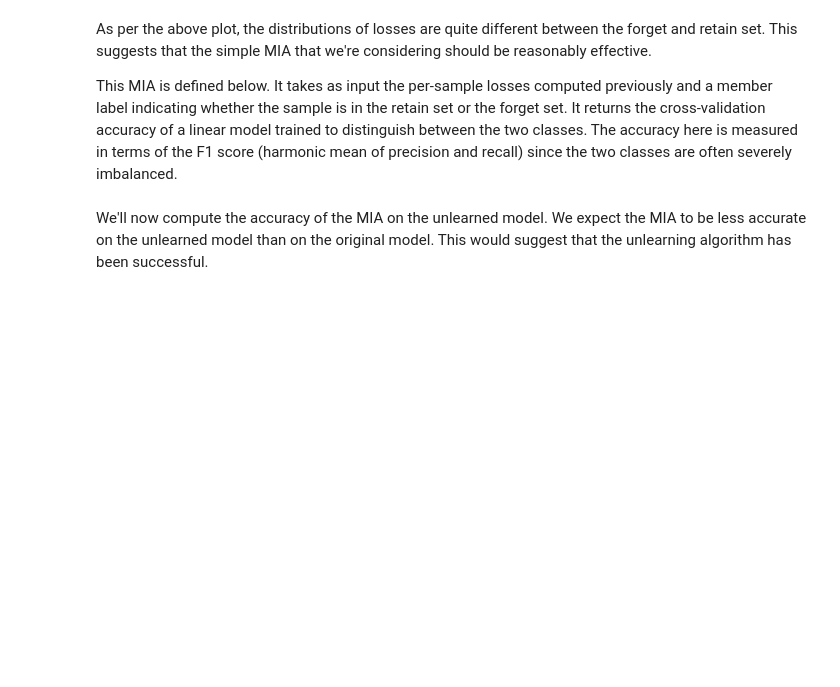
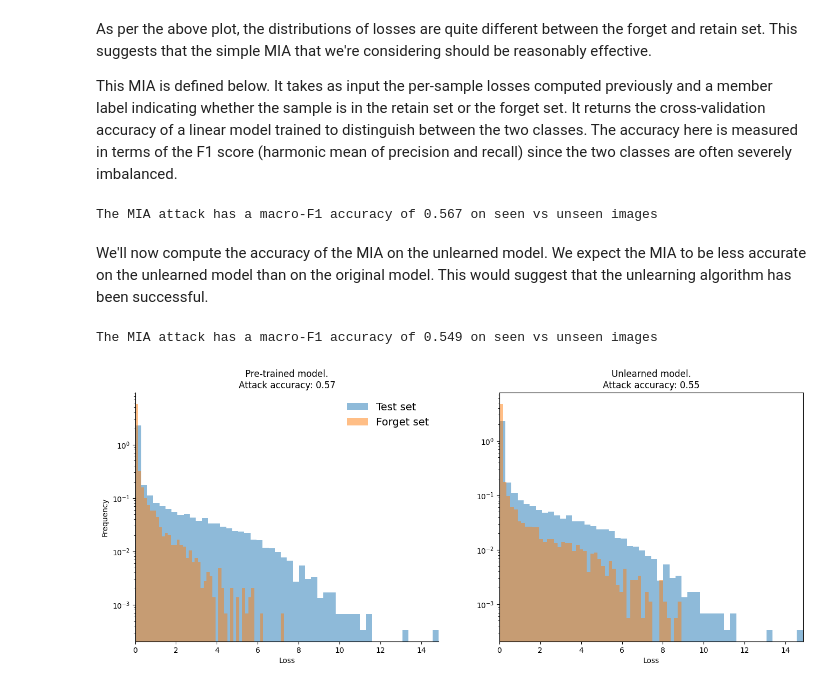
Before and after one commit to unlearning-challenge/starting-kit, a Jupyter notebook: unlearning-CIFAR10.ipynb, the cells around one changed output. Drawn from its saved outputs; the diff is of its cells as text; code cells hidden in the pictures; blank space fills up the shorter version.

```diff
--- a/unlearning-CIFAR10.ipynb
+++ b/unlearning-CIFAR10.ipynb
@@ -145,7 +159,7 @@ def unlearning(net, retain, forget, test):
     Returns:
       net : updated model
     """
-    epochs = 20
+    epochs = 8
 
     criterion = nn.CrossEntropyLoss()
     optimizer = optim.SGD(net.parameters(), lr=0.1, momentum=0.9, weight_decay=5e-4)
@@ -237,9 +262,10 @@ labels_mia = [0] * len(test_losses) + [1] * len(forget_losses)
 mia_scores = simple_mia(samples_mia, labels_mia)
 
 print(
-    "The MIA attack has a macro-F1 accuracy of %.3f on seen vs unseen images"
-    % mia_scores.mean()
+    f"The MIA attack has a macro-F1 accuracy of {mia_scores.mean():.3f} on seen vs unseen images"
 )
+# %% [output]
+The MIA attack has a macro-F1 accuracy of 0.567 on seen vs unseen images
 # %% [markdown]
 We'll now compute the accuracy of the MIA on the unlearned model. We expect the MIA to be less accurate on the unlearned model than on the original model. This would suggest that the unlearning algorithm has been successful.
 # %%
@@ -250,25 +276,32 @@ labels_mia = [0] * len(test_losses) + [1] * len(ft_forget_losses)
 mia_scores_ft = simple_mia(samples_mia_ft, labels_mia)
 
 print(
-    "The MIA attack has a macro-F1 accuracy of %.3f on seen vs unseen images"
-    % mia_scores_ft.mean()
+    f"The MIA attack has a macro-F1 accuracy of {mia_scores_ft.mean():.3f} on seen vs unseen images"
 )
+# %% [output]
+The MIA attack has a macro-F1 accuracy of 0.549 on seen vs unseen images
 # %%
 fig, (ax1, ax2) = plt.subplots(1, 2, figsize=(16, 6))
 
-ax1.set_title("Initial model.\nAttack accuracy: %s" % mia_scores.mean())
-ax1.hist(test_losses, density=True, alpha=0.5, bins=50, label="loss on test set")
-ax1.hist(forget_losses, density=True, alpha=0.5, bins=50, label="loss on forget set")
+ax1.set_title(f"Pre-trained model.\nAttack accuracy: {mia_scores.mean():0.2f}")
+ax1.hist(test_losses, density=True, alpha=0.5, bins=50, label="Test set")
+ax1.hist(forget_losses, density=True, alpha=0.5, bins=50, label="Forget set")
 
-ax2.set_title("Unlearned model.\nAttack accuracy: %s" % mia_scores_ft.mean())
-ax2.hist(test_losses, density=True, alpha=0.5, bins=50, label="loss on test set")
-ax2.hist(ft_forget_losses, density=True, alpha=0.5, bins=50, label="loss on forget set")
+ax2.set_title(f"Unlearned model.\nAttack accuracy: {mia_scores_ft.mean():0.2f}")
+ax2.hist(test_losses, density=True, alpha=0.5, bins=50, label="Test set")
+ax2.hist(ft_forget_losses, density=True, alpha=0.5, bins=50, label="Forget set")
 
+ax1.set_xlabel("Loss")
+ax2.set_xlabel("Loss")
+ax1.set_ylabel("Frequency")
 ax1.set_yscale("log")
 ax2.set_yscale("log")
 ax1.set_xlim((0, np.max(test_losses)))
 ax2.set_xlim((0, np.max(test_losses)))
-plt.legend(frameon=False, fontsize=14)
+for ax in (ax1, ax2):
+    ax1.spines["top"].set_visible(False)
+    ax1.spines["right"].set_visible(False)
+ax1.legend(frameon=False, fontsize=14)
 plt.show()
-
-# TODO: add axis labels
+# %% [output]
+[figure, added]
```
Also changed, not shown: parts of 7 cells of this notebook.
